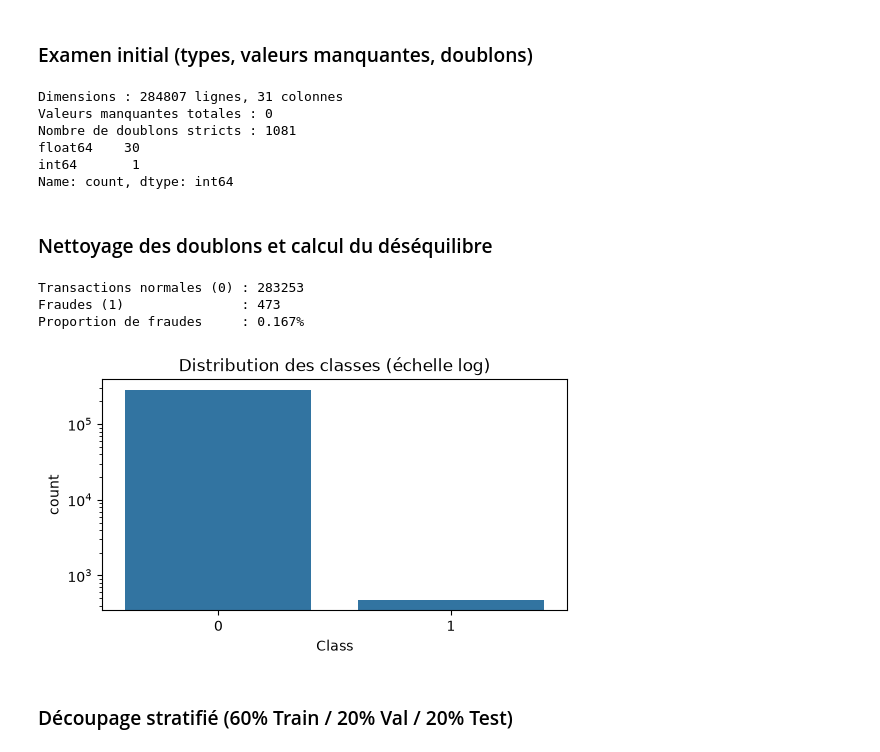
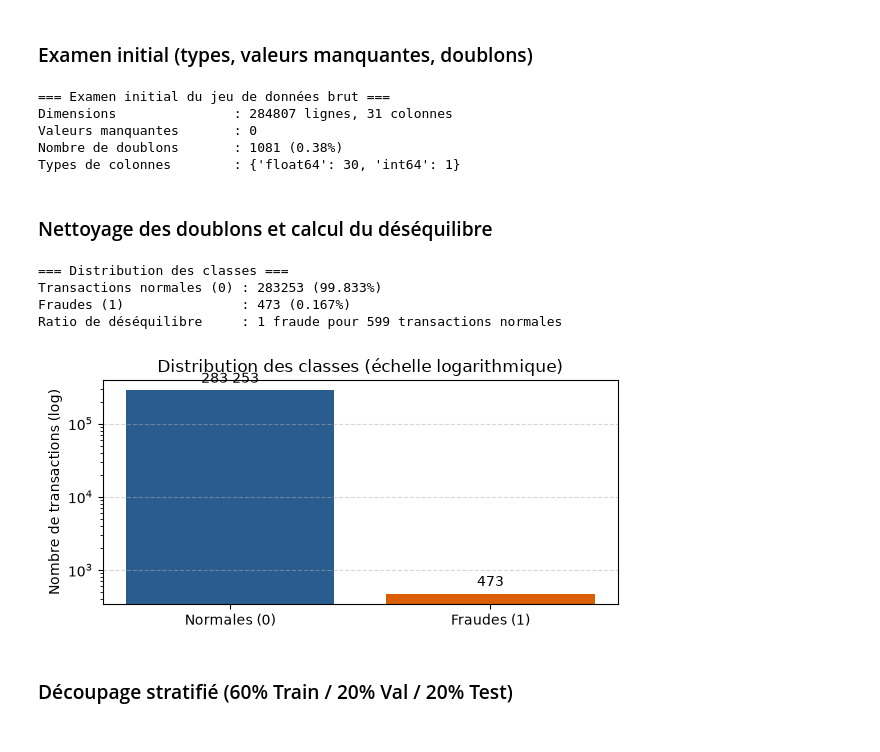
Before and after one commit to HananeDjouadi/TP-Anomalie-ML, a Jupyter notebook: notebook/partie2et3_fraudes.ipynb, the cells around one changed output. Cells and saved outputs as stored; diff of their text form; code cells hidden in the pictures.

```diff
--- a/notebook/partie2et3_fraudes.ipynb
+++ b/notebook/partie2et3_fraudes.ipynb
@@ -38,51 +44,29 @@ Numpy version  : 2.4.6
 # %% [markdown]
 ### Examen initial (types, valeurs manquantes, doublons)
 # %%
-# Chargement brut pour inspection
-df_raw = pd.read_csv("../data/creditcard.csv")
-
-print(f"Dimensions : {df_raw.shape[0]} lignes, {df_raw.shape[1]} colonnes")
-print(f"Valeurs manquantes totales : {df_raw.isna().sum().sum()}")
-
-# Comptage des doublons
-n_doublons = df_raw.duplicated().sum()
-print(f"Nombre de doublons stricts : {n_doublons}")
-
-# Affichage des types de variables
-print(df_raw.dtypes.value_counts())
+# Chargement brut et examen initial (dimensions, valeurs manquantes, doublons, types)
+df_raw = utils_credit.examiner_donnees_brutes("../data/creditcard.csv")
 # %% [output]
-Dimensions : 284807 lignes, 31 colonnes
-Valeurs manquantes totales : 0
-Nombre de doublons stricts : 1081
-float64    30
-int64       1
-Name: count, dtype: int64
+=== Examen initial du jeu de données brut ===
+Dimensions               : 284807 lignes, 31 colonnes
+Valeurs manquantes       : 0
+Nombre de doublons       : 1081 (0.38%)
+Types de colonnes        : {'float64': 30, 'int64': 1}
 # %% [markdown]
 ### Nettoyage des doublons et calcul du déséquilibre
 # %%
-# Nettoyage via utils_credit (suppression des doublons)
+# Nettoyage des doublons et calcul des proportions de classe
 df = utils_credit.load_clean_data("../data/creditcard.csv")
+utils_credit.afficher_desequilibre_classes(df)
 
-# Proportion de fraudes
-comptes = df["Class"].value_counts()
-pct_fraude = (comptes[1] / len(df)) * 100
-
-print(f"Transactions normales (0) : {comptes[0]}")
-print(f"Fraudes (1)               : {comptes[1]}")
-print(f"Proportion de fraudes     : {pct_fraude:.3f}%")
+# Graphique du déséquilibre de classe
+utils_credit.tracer_distribution_classes(df)
 # %% [output]
-Transactions normales (0) : 283253
-Fraudes (1)               : 473
-Proportion de fraudes     : 0.167%
+=== Distribution des classes ===
+Transactions normales (0) : 283253 (99.833%)
+Fraudes (1)               : 473 (0.167%)
+Ratio de déséquilibre     : 1 fraude pour 599 transactions normales
+[figure, added]
-# %%
-# Graphique simple du déséquilibre
-plt.figure(figsize=(6, 3))
-sns.countplot(x="Class", data=df)
-plt.yscale("log")
-plt.title("Distribution des classes (échelle log)")
-plt.show()
-# %% [output]
-[figure, removed]
 # %% [markdown]
 ### Découpage stratifié (60% Train / 20% Val / 20% Test)
 # %%
```
Also changed, not shown: parts of 8 cells of this notebook, 5 other files.
